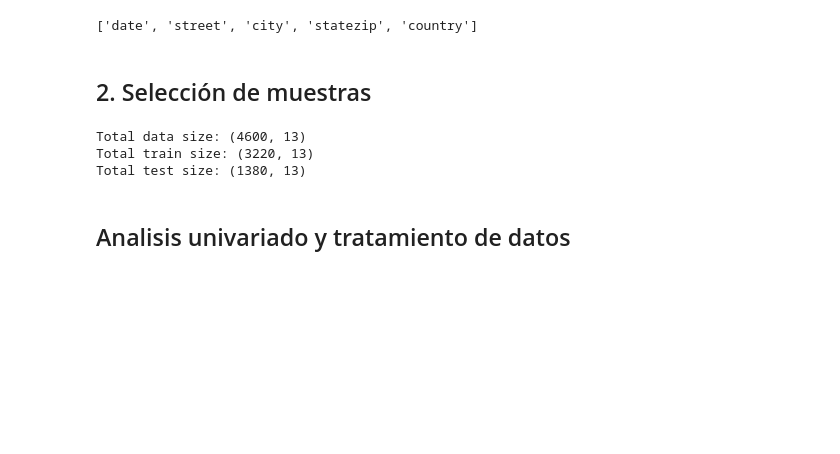
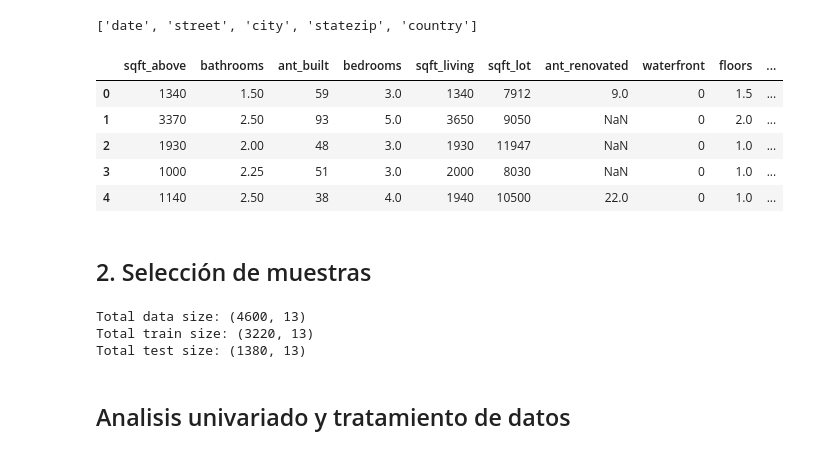
Before and after one commit to JCaballerot/Data_science_for_business, a Jupyter notebook: regresion_lineal/sidney_data_housing.ipynb, the cells around one changed output. Drawn from its saved outputs; the diff is of its cells as text; code cells hidden in the pictures; blank space fills up the shorter version.

```diff
--- a/regresion_lineal/sidney_data_housing.ipynb
+++ b/regresion_lineal/sidney_data_housing.ipynb
@@ -31,4 +47,13 @@ features = list(set(pddf.columns.tolist()) - set(['price', 'year', 'yr_built', '
 data = pddf[features + [target]]
+# %%
+data.head()
+# %% [output]
+|  | sqft_above | bathrooms | ant_built | bedrooms | sqft_living | sqft_lot | ant_renovated | waterfront | floors | ... |
+| 0 | 1340 | 1.50 | 59 | 3.0 | 1340 | 7912 | 9.0 | 0 | 1.5 | ... |
+| 1 | 3370 | 2.50 | 93 | 5.0 | 3650 | 9050 | NaN | 0 | 2.0 | ... |
+| 2 | 1930 | 2.00 | 48 | 3.0 | 1930 | 11947 | NaN | 0 | 1.0 | ... |
+| 3 | 1000 | 2.25 | 51 | 3.0 | 2000 | 8030 | NaN | 0 | 1.0 | ... |
+| 4 | 1140 | 2.50 | 38 | 4.0 | 1940 | 10500 | 22.0 | 0 | 1.0 | ... |
 # %% [markdown]
 ## 2. Selección de muestras
 # %%
```
Also changed, not shown: parts of 5 cells of this notebook.
